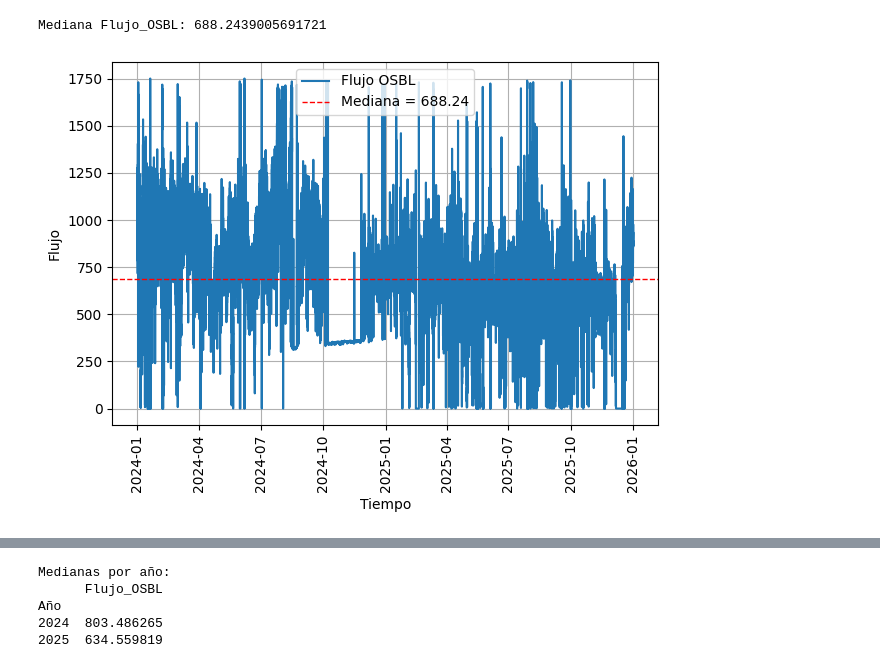
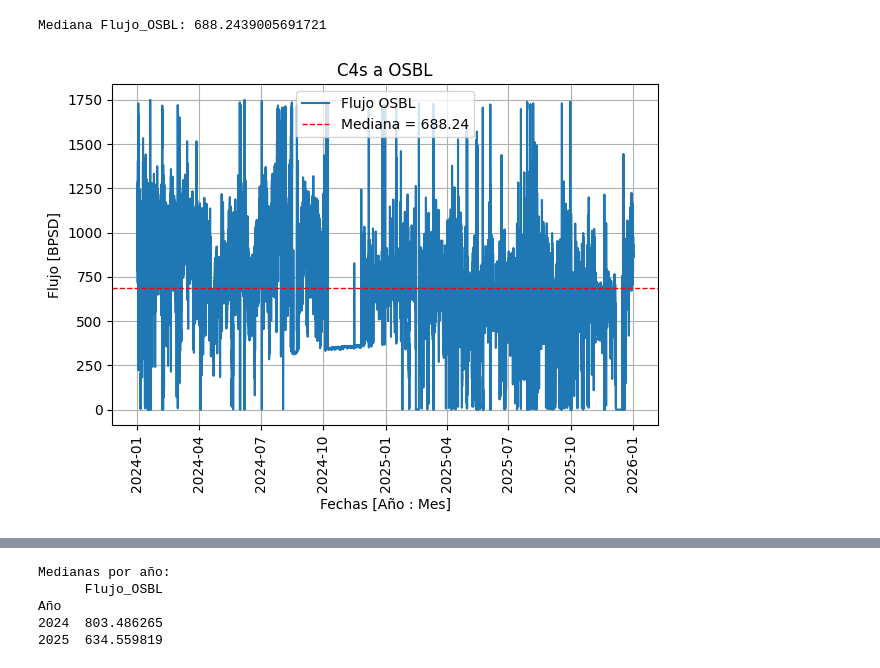
Before and after one commit to vbedoyaj21/OSBL, a Jupyter notebook: EDA_OSBL_C4s.ipynb, the cells around one changed output, grey strips where cells are left out. Drawn from its saved outputs; the diff is of its cells as text; code cells hidden in the pictures.

```diff
--- a/EDA_OSBL_C4s.ipynb
+++ b/EDA_OSBL_C4s.ipynb
@@ -101,21 +101,21 @@ Mediana Flujo_OSBL: 688.2439005691721
 # %%
 # =========================
 # BLOQUE 5.1: Gráfico discontinuo Flujo OSBL
 # =========================
 #plt.figure(figsize=(14,6))
 
 plt.plot(df_merged.index, df_merged["Flujo_OSBL"], label="Flujo OSBL")
 
 plt.axhline(mediana_OSBL, linestyle="--", linewidth=1, color='r',
             label=f"Mediana = {mediana_OSBL:.2f}")
 
-plt.xlabel("Tiempo")
-plt.ylabel("Flujo")
+plt.xlabel("Fechas [Año : Mes]")
+plt.ylabel("Flujo [BPSD]")
 plt.xticks(rotation=90)
-#plt.title("ACA EL TITULITO")
+plt.title("C4s a OSBL")
 plt.legend()
 plt.tight_layout()
 plt.grid(True)
 plt.show()
 # %% [output]
-[figure, old version]
+[figure, new version]
```
Also changed, not shown: parts of 2 cells of this notebook.
